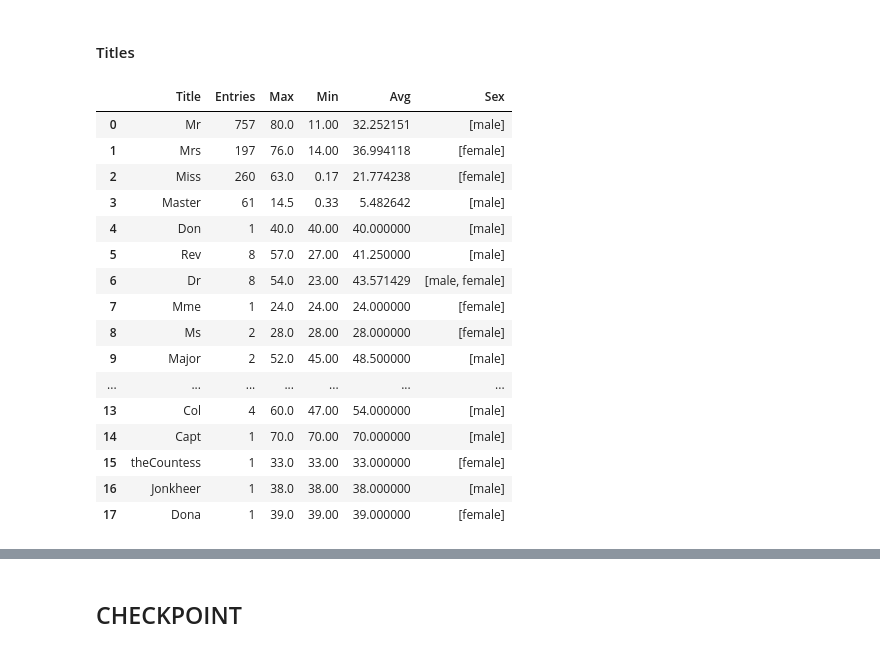
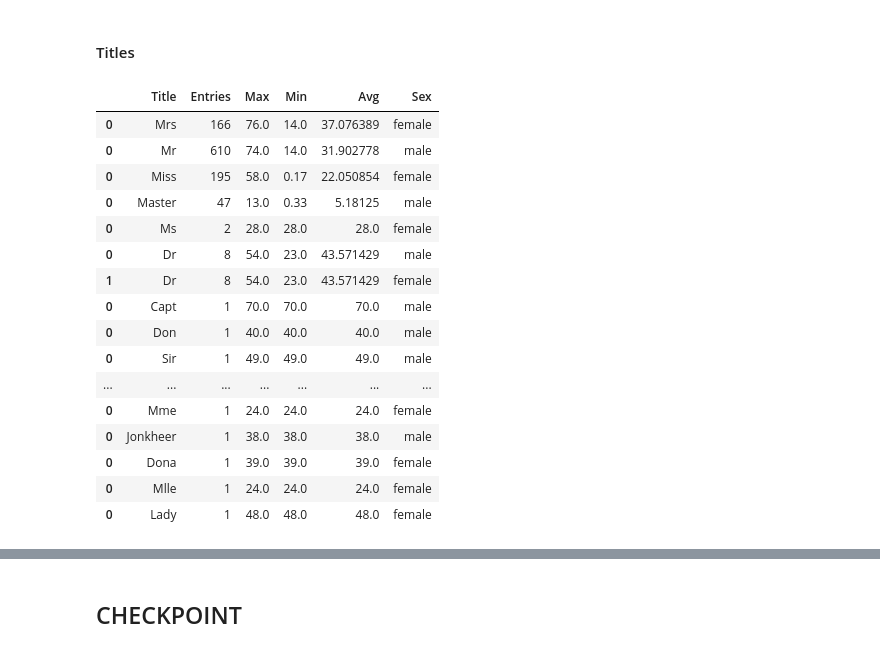
Before and after one commit to Murphysics1/Titanic-Project, a Jupyter notebook: Titanic Survival - Decision Tree.ipynb, the cells around one changed output, grey strips where cells are left out. Cells and saved outputs as stored; diff of their text form; code cells hidden in the pictures.

```diff
--- a/Titanic Survival - Decision Tree.ipynb
+++ b/Titanic Survival - Decision Tree.ipynb
@@ -68,2 +248,6 @@ We can drop the Name column, but it would be nice to keep the title column as it
 # %%
-df = raw_data.copy()
+df_train = x_train.copy()
+df_test = x_test.copy()
+
+df_train = df_train.reset_index(drop=True)
+df_test = df_test.reset_index(drop=True)
@@ -69,0 +256,2 @@ df = raw_data.copy()
+# %%
+df = df_train.copy()
@@ -77,11 +271,13 @@ df['Name'] = df['Name'].str.replace(" ","",regex=True)
 df['Name'] = df['Name'].str.replace(".",",",regex=True)
 #Split the Name column
 df[['Last Name','Title',"First Name","Remainder"]] = df['Name'].str.split(',',expand=True)
+
+df['Family'] = df['SibSp']+df['Parch']
+
 # Drop unneeded columns
-df = df.drop(columns = ['Cabin','Name','First Name','Remainder','Ticket','Embarked'])
+df = df.drop(columns = ['Cabin','Name','First Name','Last Name','SibSp','Parch','Remainder'])
 # %%
-cols = ['PassengerId', 'Title','Last Name','Pclass', 'Sex', 'Age', 'SibSp', 'Parch',
-       'Fare','Survived']
+cols = ['Title','Pclass', 'Sex', 'Age', 'Family','Fare','Embarked']
 df = df[cols]
 df
 # %% [output]
@@ -103,35 +299,36 @@ df
 # %%
 def honorific_map(df):
     title_cat = ['Title','Entries','Max','Min','Avg','Sex']
     title_df = pd.DataFrame(columns = title_cat)
 
     for title in df['Title'].unique():
         ent = len(df.loc[(df['Title'] == title)]['Age'])
         maxim = df.loc[(df['Title'] == title)]['Age'].max()
         minim = df.loc[(df['Title'] == title)]['Age'].min()
         avg = df.loc[(df['Title'] == title)]['Age'].mean()
         sex = df.loc[(df['Title'] == title)]['Sex'].unique()
-        df_new = {'Title':title,'Entries':ent,'Max':maxim,'Min':minim,'Avg':avg,'Sex':sex}
-        title_df = title_df.append(df_new, ignore_index = True)
+        df_new = pd.DataFrame({'Title':title,'Entries':ent,'Max':maxim,'Min':minim,'Avg':avg,'Sex':sex})
+
+        title_df = pd.concat([title_df,df_new])
 
     return title_df
 
 honorific_map(df)
 # %% [output]
 |  | Title | Entries | Max | Min | Avg | Sex |
-| 0 | Mr | 757 | 80.0 | 11.00 | 32.252151 | [male] |
-| 1 | Mrs | 197 | 76.0 | 14.00 | 36.994118 | [female] |
-| 2 | Miss | 260 | 63.0 | 0.17 | 21.774238 | [female] |
-| 3 | Master | 61 | 14.5 | 0.33 | 5.482642 | [male] |
-| 4 | Don | 1 | 40.0 | 40.00 | 40.000000 | [male] |
-| 5 | Rev | 8 | 57.0 | 27.00 | 41.250000 | [male] |
-| 6 | Dr | 8 | 54.0 | 23.00 | 43.571429 | [male, female] |
-| 7 | Mme | 1 | 24.0 | 24.00 | 24.000000 | [female] |
-| 8 | Ms | 2 | 28.0 | 28.00 | 28.000000 | [female] |
-| 9 | Major | 2 | 52.0 | 45.00 | 48.500000 | [male] |
+| 0 | Mrs | 166 | 76.0 | 14.0 | 37.076389 | female |
+| 0 | Mr | 610 | 74.0 | 14.0 | 31.902778 | male |
+| 0 | Miss | 195 | 58.0 | 0.17 | 22.050854 | female |
+| 0 | Master | 47 | 13.0 | 0.33 | 5.18125 | male |
+| 0 | Ms | 2 | 28.0 | 28.0 | 28.0 | female |
+| 0 | Dr | 8 | 54.0 | 23.0 | 43.571429 | male |
+| 1 | Dr | 8 | 54.0 | 23.0 | 43.571429 | female |
+| 0 | Capt | 1 | 70.0 | 70.0 | 70.0 | male |
+| 0 | Don | 1 | 40.0 | 40.0 | 40.0 | male |
+| 0 | Sir | 1 | 49.0 | 49.0 | 49.0 | male |
 | ... | ... | ... | ... | ... | ... | ... |
-| 13 | Col | 4 | 60.0 | 47.00 | 54.000000 | [male] |
-| 14 | Capt | 1 | 70.0 | 70.00 | 70.000000 | [male] |
-| 15 | theCountess | 1 | 33.0 | 33.00 | 33.000000 | [female] |
-| 16 | Jonkheer | 1 | 38.0 | 38.00 | 38.000000 | [male] |
-| 17 | Dona | 1 | 39.0 | 39.00 | 39.000000 | [female] |
+| 0 | Mme | 1 | 24.0 | 24.0 | 24.0 | female |
+| 0 | Jonkheer | 1 | 38.0 | 38.0 | 38.0 | male |
+| 0 | Dona | 1 | 39.0 | 39.0 | 39.0 | female |
+| 0 | Mlle | 1 | 24.0 | 24.0 | 24.0 | female |
+| 0 | Lady | 1 | 48.0 | 48.0 | 48.0 | female |
```
Also changed, not shown: parts of 102 cells of this notebook, 2 other files.
